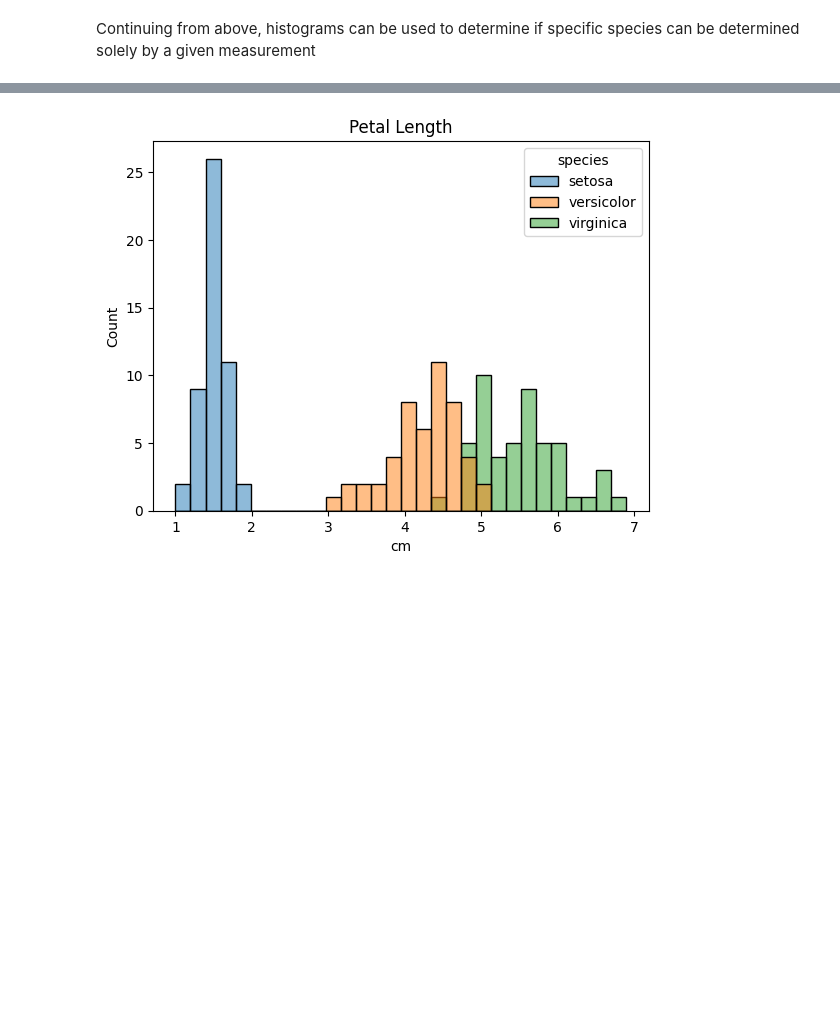
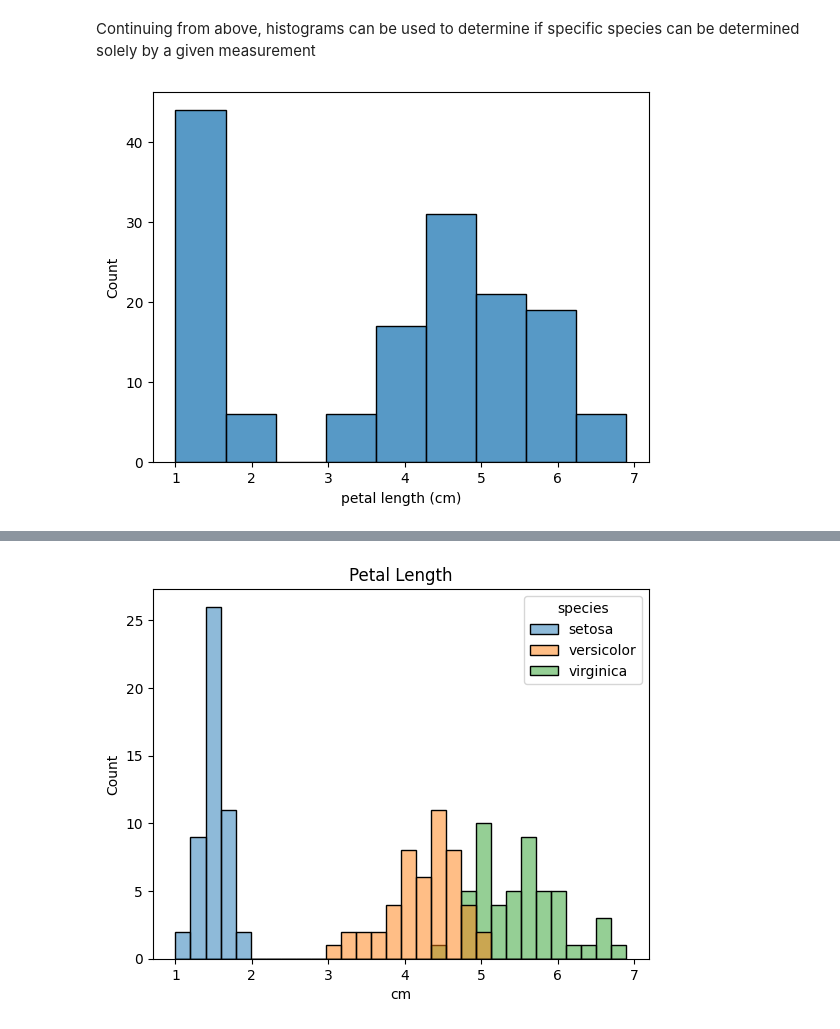
Before and after one commit to danielfinnerty/principles_of_data_analytics, a Jupyter notebook: tasks.ipynb, the cells around one changed output, grey strips where cells are left out. Drawn from its saved outputs; the diff is of its cells as text; code cells hidden in the pictures; blank space fills up the shorter version.

```diff
--- a/tasks.ipynb
+++ b/tasks.ipynb
@@ -191,3 +191,8 @@ As can be seen above, very easily for each feature, the mean, minimum measuremen
 # Task 4: Visualize Features
 # %% [markdown]
 Continuing from above, histograms can be used to determine if specific species can be determined solely by a given measurement
+# %%
+# create simple histogram for petal length
+sns.histplot(data=iris_df, x="petal length (cm)");
+# %% [output]
+[figure, added]
```
Also changed, not shown: parts of 23 cells of this notebook.
